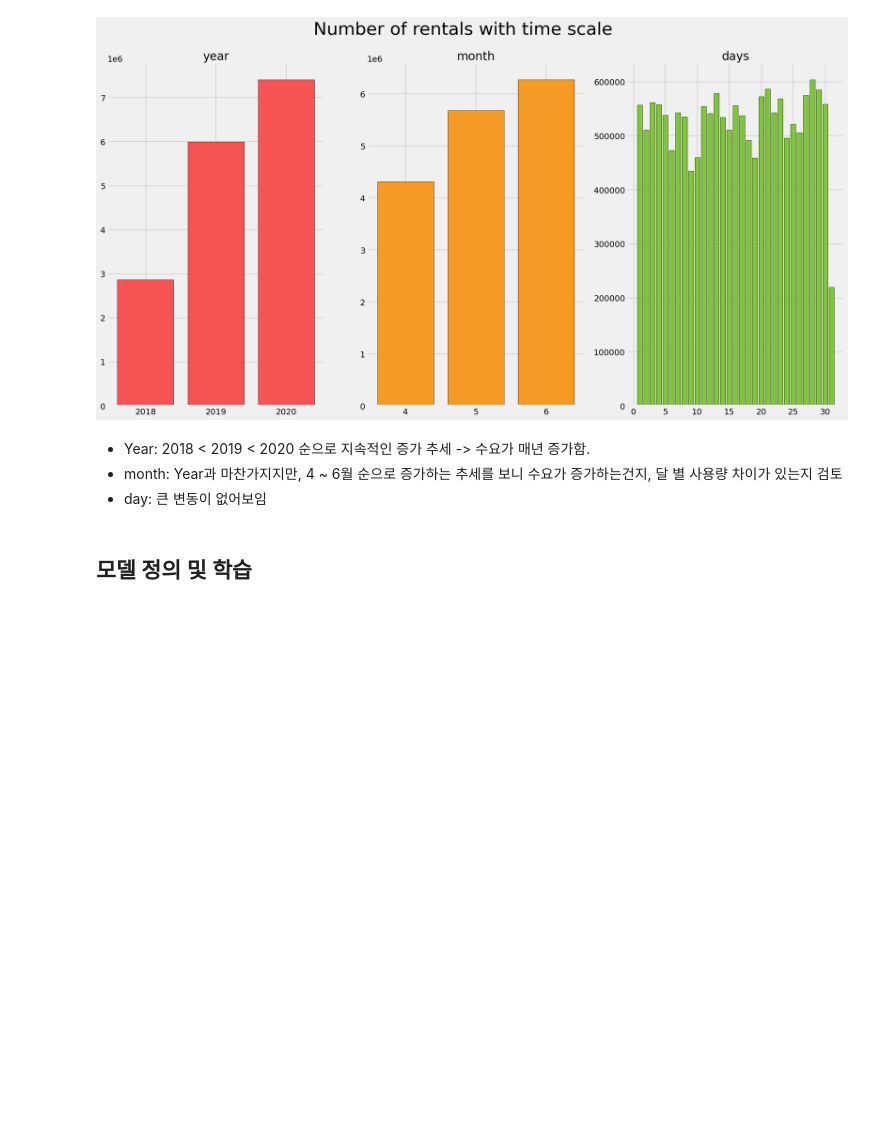
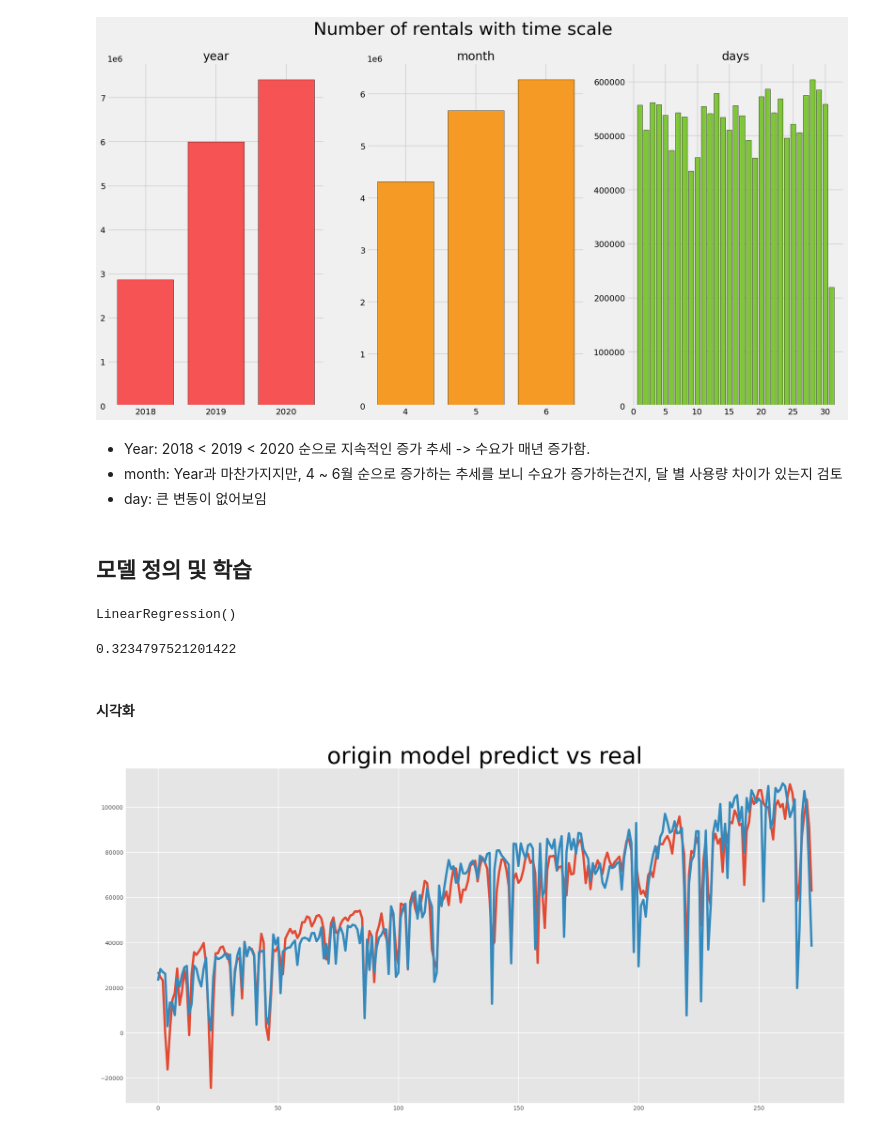
Before and after one commit to woogi123/data_analysis-ML, a Jupyter notebook: 서울시따릉이/Seoul_data_처리.ipynb, the cells around one changed output. Saved outputs shown, nothing was run; the diff lists cells and outputs as text; code cells hidden in the pictures; blank space fills up the shorter version.

```diff
--- a/서울시따릉이/Seoul_data_처리.ipynb
+++ b/서울시따릉이/Seoul_data_처리.ipynb
@@ -220,13 +220,15 @@ plt.show()
 # %% [markdown]
 ## 모델 정의 및 학습
 # %%
-X = dataset.drop(['date_time', 'number_of_rentals'],axis=1) #데이터 분리
+X = dataset.drop(['date_time', 'number_of_rentals', 'week_day'],axis=1) #데이터 분리
 y = dataset.number_of_rentals
 # %%
 from sklearn.linear_model import LinearRegression
 
 origin_model = LinearRegression()
 origin_model.fit(X, y)
+# %% [output]
+LinearRegression()
 # %%
 def NMAE(true, pred):
     score = np.mean(np.abs(true-pred)/true) # 절대오차를 계산하고 실제값으로 나누어 정규화
@@ -234,3 +236,16 @@ def NMAE(true, pred):
 # %%
 y_pred = origin_model.predict(X)
 NMAE(y, y_pred)
+# %% [output]
+0.3234797521201422
+# %% [markdown]
+#### 시각화
+# %%
+plt.style.use('ggplot')
+plt.figure(figsize=(20,10))
+plt.plot(y_pred, label='prediction')
+plt.plot(y, label='real_data')
+plt.title("origin model predict vs real", fontsize=40)
+plt.show()
+# %% [output]
+[figure, added]
```
Also changed, not shown: parts of 5 cells of this notebook, 1 other file.
